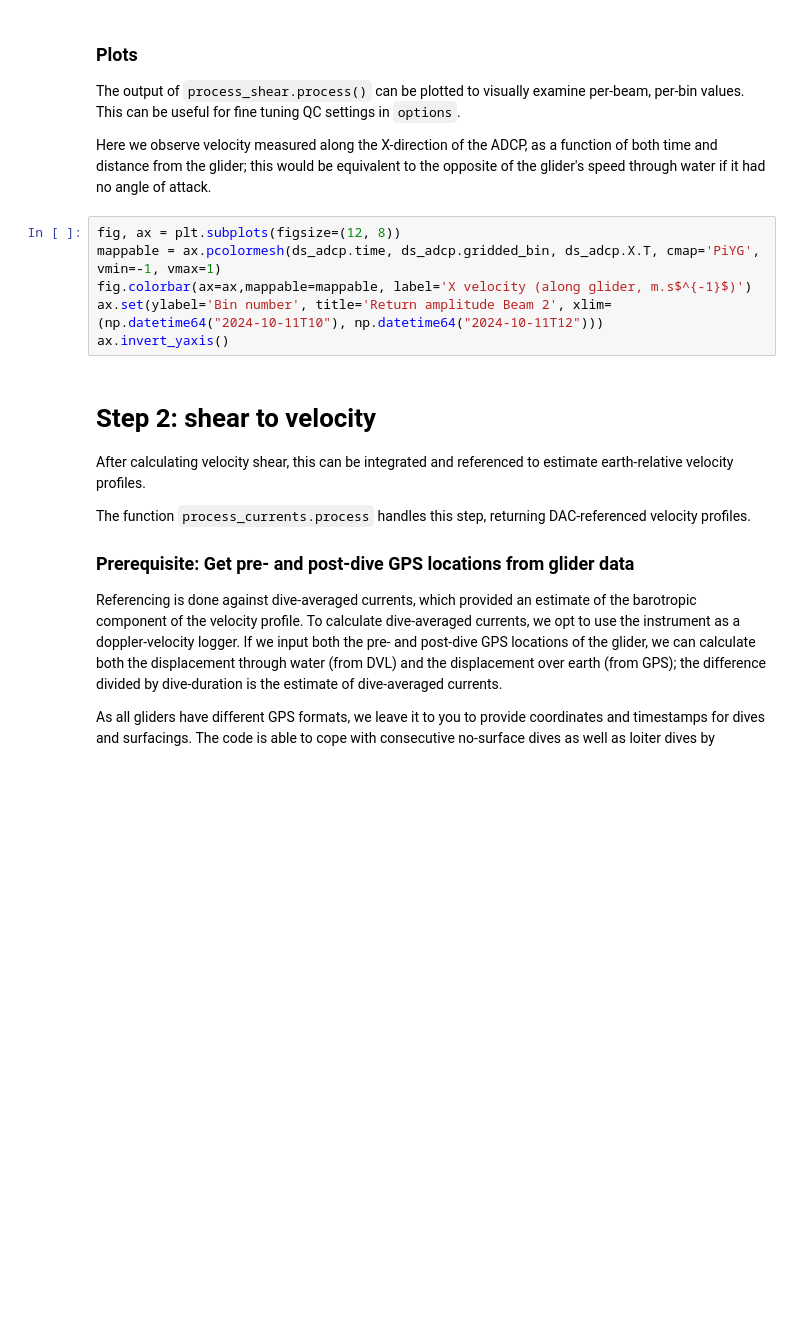
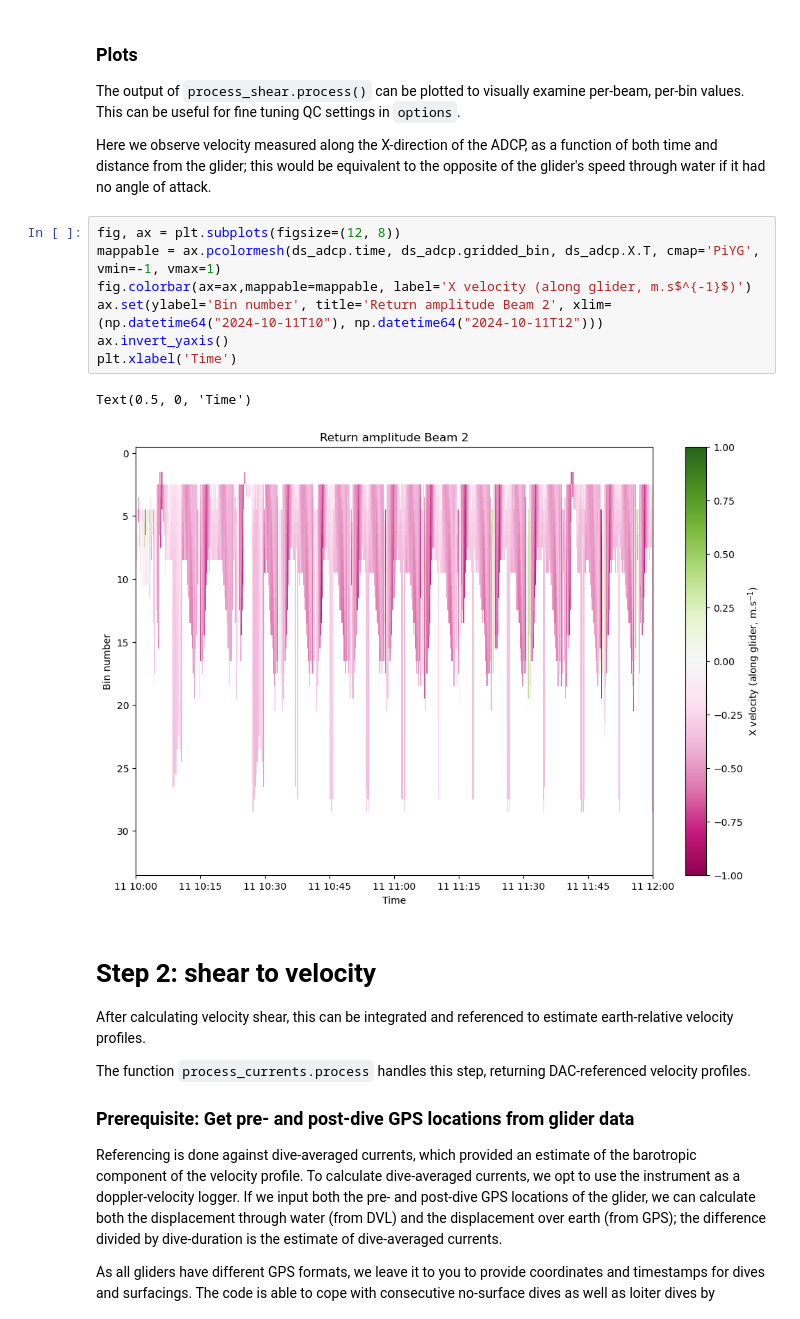
Before and after one commit to bastienqueste/gliderad2cp, a Jupyter notebook: example_processing.ipynb, the cells around one changed output. Saved outputs shown, nothing was run; the diff lists cells and outputs as text; blank space fills up the shorter version.

```diff
--- a/example_processing.ipynb
+++ b/example_processing.ipynb
@@ -58,9 +96,13 @@ Here we observe velocity measured along the X-direction of the ADCP, as a functi
 # %%
 fig, ax = plt.subplots(figsize=(12, 8))
 mappable = ax.pcolormesh(ds_adcp.time, ds_adcp.gridded_bin, ds_adcp.X.T, cmap='PiYG', vmin=-1, vmax=1)
 fig.colorbar(ax=ax,mappable=mappable, label='X velocity (along glider, m.s$^{-1}$)')
 ax.set(ylabel='Bin number', title='Return amplitude Beam 2', xlim=(np.datetime64("2024-10-11T10"), np.datetime64("2024-10-11T12")))
 ax.invert_yaxis()
+plt.xlabel('Time')
+# %% [output]
+Text(0.5, 0, 'Time')
+[figure, added]
 # %% [markdown]
 # Step 2: shear to velocity
 
```
Also changed, not shown: parts of 7 cells of this notebook, 3 other files.
